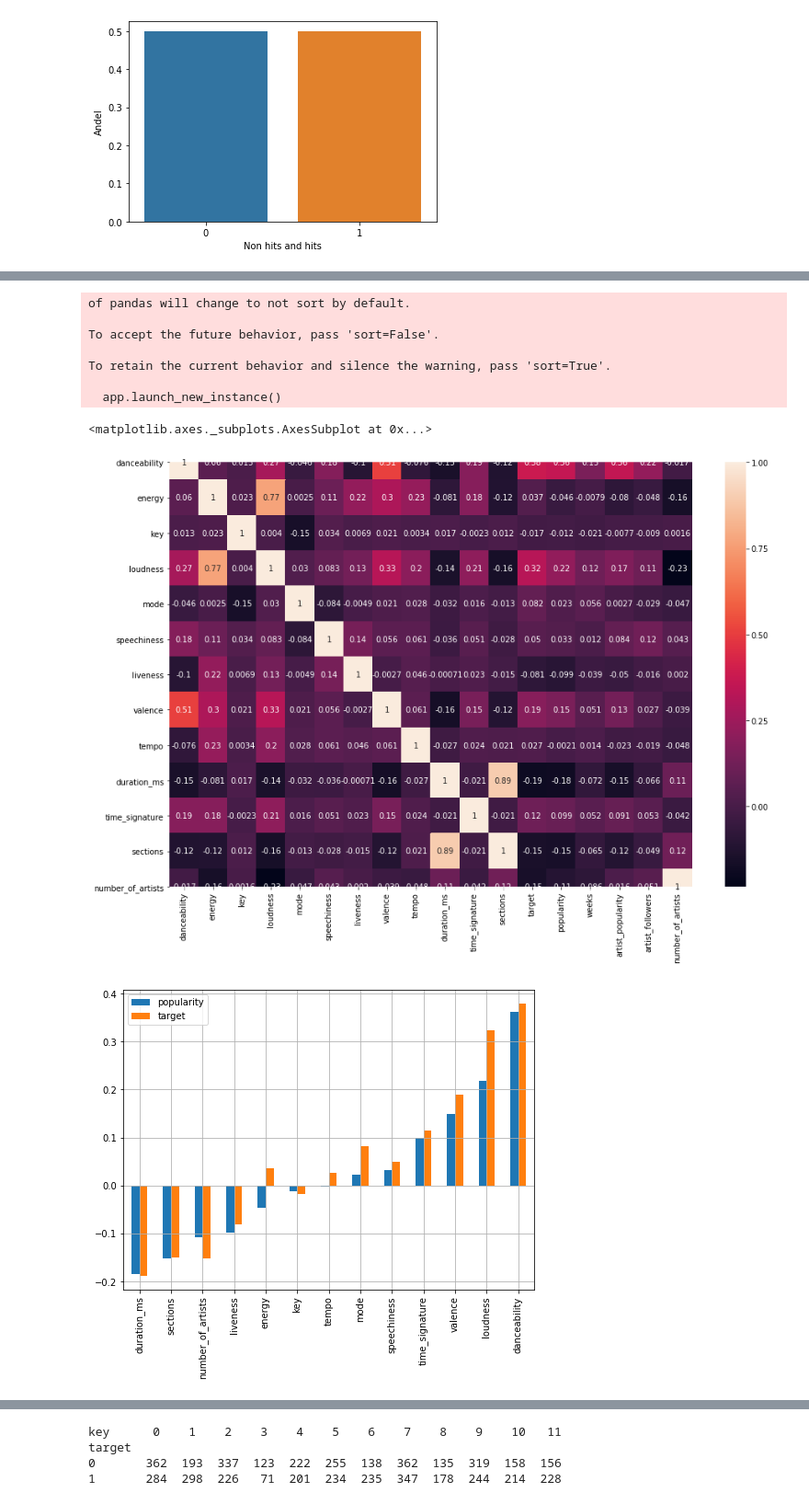
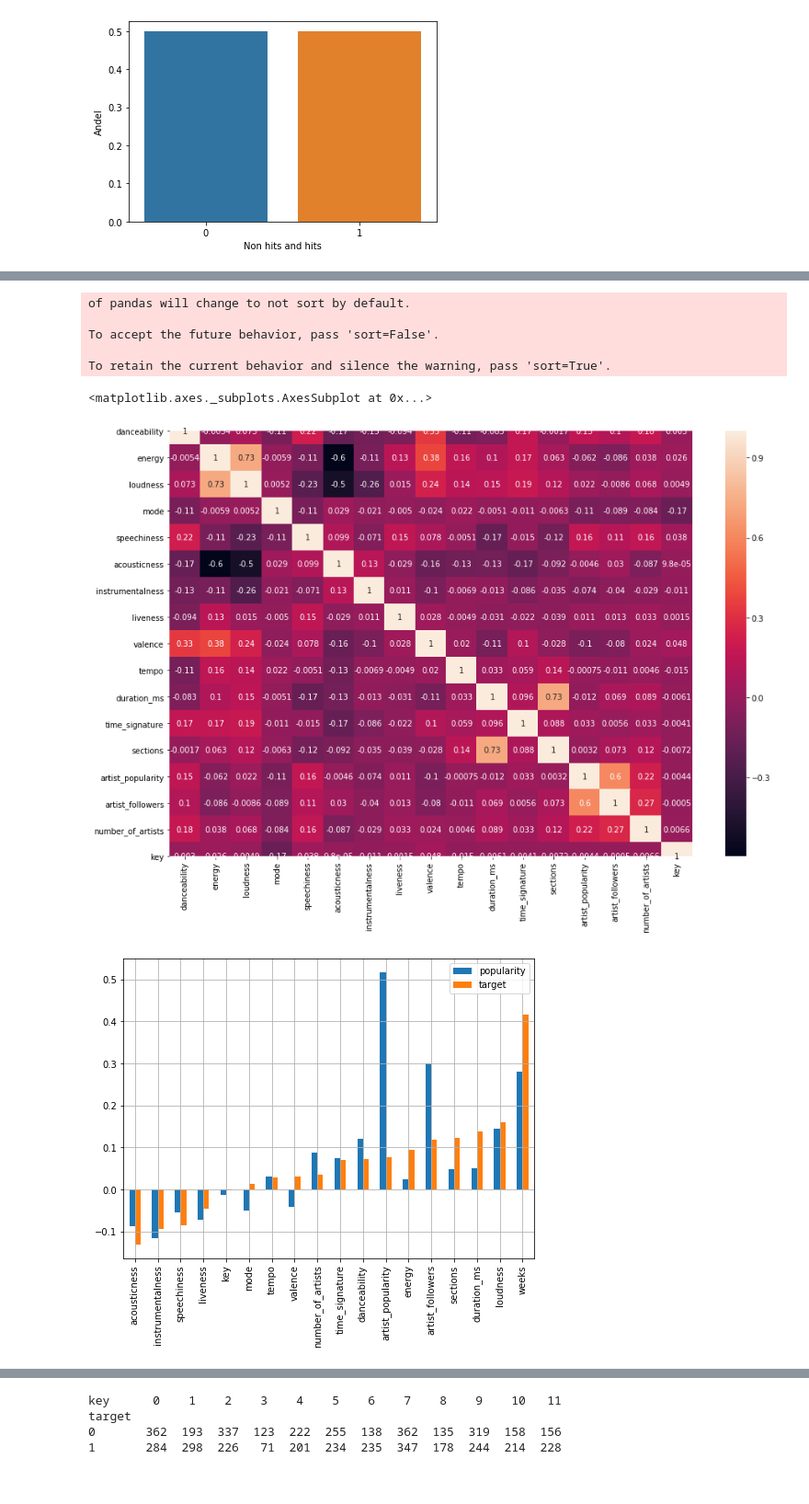
Before and after one commit to eskilrr/tdt4173, a Jupyter notebook: Notebook/data information.ipynb, the cells around one changed output, grey strips where cells are left out. Shown: that part at 92% size. Saved outputs shown, nothing was run; the diff lists cells and outputs as text; code cells hidden in the pictures.

```diff
--- a/Notebook/data information.ipynb
+++ b/Notebook/data information.ipynb
@@ -13 +7,3 @@ training90s = pd.read_csv(r'C:\Users\eskil\PycharmProjects\tdt4173\Data\CSV-file
+# %%
+df = pd.read_csv(r'C:\Users\eskil\PycharmProjects\tdt4173\Data\billboard-hits-flops-raw.csv', sep = ",")
 # %%
@@ -18,0 +14,7 @@ Text(0.5, 1.0, 'Popularity Distribution')
+# %%
+flops = df.loc[df['popularity'] < 55]
+diff = len(df.loc[df['popularity'] < 55]) - len(df.loc[df['popularity'] > 55])
+sampled = flops.sample(n = diff)
+df = df.drop(sampled.index)
+
+sns.distplot(df['popularity']).set_title('Popularity Distribution')
@@ -60,31 +33,30 @@ for i in df_num.columns:
 # %%
 #Heatmap for å se korrelasjon mellom variable seg imellom
-correlation = training90s.corr()
-heatmap = correlation.drop(labels = ["target", "popularity", "weeks", "artist_popularity", "artist_followers"])
+correlation = df.corr()
+heatmap = correlation.drop(labels = ["target", "popularity", "weeks"], axis = 0)
+heatmap = heatmap.drop(labels = ["target", "popularity", "weeks"], axis = 1)
 fig, ax = plt.subplots(figsize=(15,10))
 sns.heatmap(heatmap, ax = ax, annot = True)
 
 ##Stolpediagram for å se korrelasjon med target-variable
 target_corr = correlation['target']
 popularity_corr = correlation['popularity']
 
-popularity_corr = popularity_corr.drop(labels = ["target", "popularity", "weeks", "artist_popularity", "artist_followers"])
-target_corr = target_corr.drop(labels = ['target', 'popularity', "weeks", "artist_popularity", "artist_followers"])
+popularity_corr = popularity_corr.drop(labels = ["target", "popularity"])
+target_corr = target_corr.drop(labels = ['target', 'popularity'])
 popularity_corr = popularity_corr.sort_values()
 target_corr = target_corr.sort_values()
 
 dataframe = pd.concat([popularity_corr, target_corr], axis = 1)
-dataframe = dataframe.sort_values(by = 'popularity')
+dataframe = dataframe.sort_values(by = 'target')
 dataframe.plot(grid = True, figsize = (8,6), kind = 'bar')
 #sns.heatmap(training90s.corr())
 # %% [output]
 of pandas will change to not sort by default.
 
 To accept the future behavior, pass 'sort=False'.
 
 To retain the current behavior and silence the warning, pass 'sort=True'.
-
-  app.launch_new_instance()
 <matplotlib.axes._subplots.AxesSubplot at 0x...>
-[figure, old version]
+[figure, new version]
-[figure, old version]
+[figure, new version]
```
Also changed, not shown: parts of 23 cells of this notebook, 2 other files.
